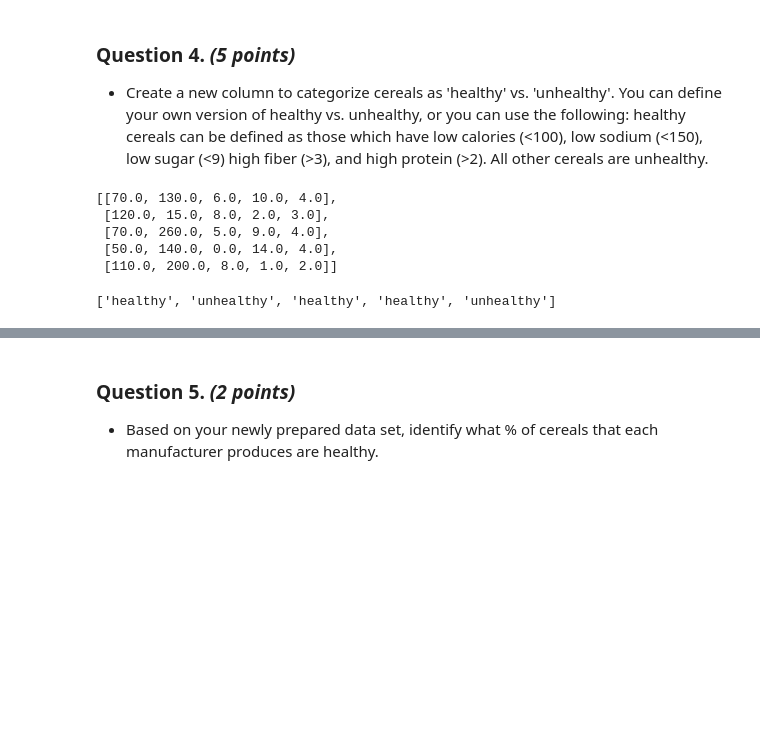
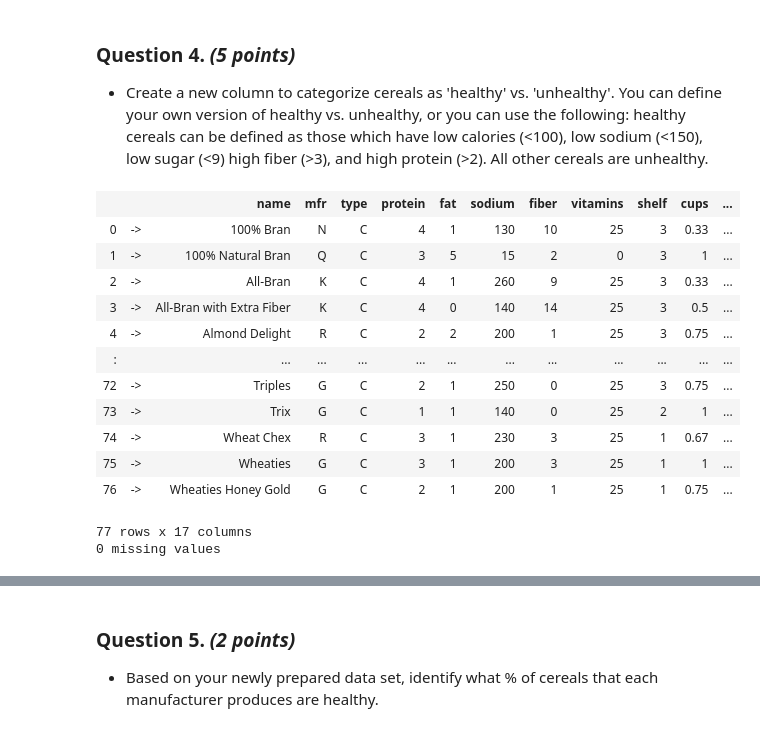
Before and after one commit to Alkasai/3250B, a Jupyter notebook: notebooks/[fsharp] Assignment 1.ipynb, the cells around one changed output, grey strips where cells are left out. Saved outputs shown, nothing was run; the diff lists cells and outputs as text; code cells hidden in the pictures; blank space fills up the shorter version.

```diff
--- a/notebooks/[fsharp] Assignment 1.ipynb
+++ b/notebooks/[fsharp] Assignment 1.ipynb
@@ -346,9 +344,18 @@ hValsList = df[["calories", "sodium", "sugars", "fiber", "protein"]].values.toli
-# %%
-hValsList[:5]
-# %% [output]
-[[70.0, 130.0, 6.0, 10.0, 4.0],
- [120.0, 15.0, 8.0, 2.0, 3.0],
- [70.0, 260.0, 5.0, 9.0, 4.0],
- [50.0, 140.0, 0.0, 14.0, 4.0],
- [110.0, 200.0, 8.0, 1.0, 2.0]]
+# %%
+df
+# %% [output]
+|  |  | name | mfr | type | protein | fat | sodium | fiber | vitamins | shelf | cups | ... |
+| 0 | -> | 100% Bran | N | C | 4 | 1 | 130 | 10 | 25 | 3 | 0.33 | ... |
+| 1 | -> | 100% Natural Bran | Q | C | 3 | 5 | 15 | 2 | 0 | 3 | 1 | ... |
+| 2 | -> | All-Bran | K | C | 4 | 1 | 260 | 9 | 25 | 3 | 0.33 | ... |
+| 3 | -> | All-Bran with Extra Fiber | K | C | 4 | 0 | 140 | 14 | 25 | 3 | 0.5 | ... |
+| 4 | -> | Almond Delight | R | C | 2 | 2 | 200 | 1 | 25 | 3 | 0.75 | ... |
+| : |  | ... | ... | ... | ... | ... | ... | ... | ... | ... | ... | ... |
+| 72 | -> | Triples | G | C | 2 | 1 | 250 | 0 | 25 | 3 | 0.75 | ... |
+| 73 | -> | Trix | G | C | 1 | 1 | 140 | 0 | 25 | 2 | 1 | ... |
+| 74 | -> | Wheat Chex | R | C | 3 | 1 | 230 | 3 | 25 | 1 | 0.67 | ... |
+| 75 | -> | Wheaties | G | C | 3 | 1 | 200 | 3 | 25 | 1 | 1 | ... |
+| 76 | -> | Wheaties Honey Gold | G | C | 2 | 1 | 200 | 1 | 25 | 1 | 0.75 | ... |
+77 rows x 17 columns
+0 missing values
 # %%
@@ -361,4 +380,0 @@ hList = list(map(healthyness, hValsList))
-# %%
-hList[:5]
-# %% [output]
-['healthy', 'unhealthy', 'healthy', 'healthy', 'unhealthy']
```
Also changed, not shown: parts of 7 cells of this notebook.
